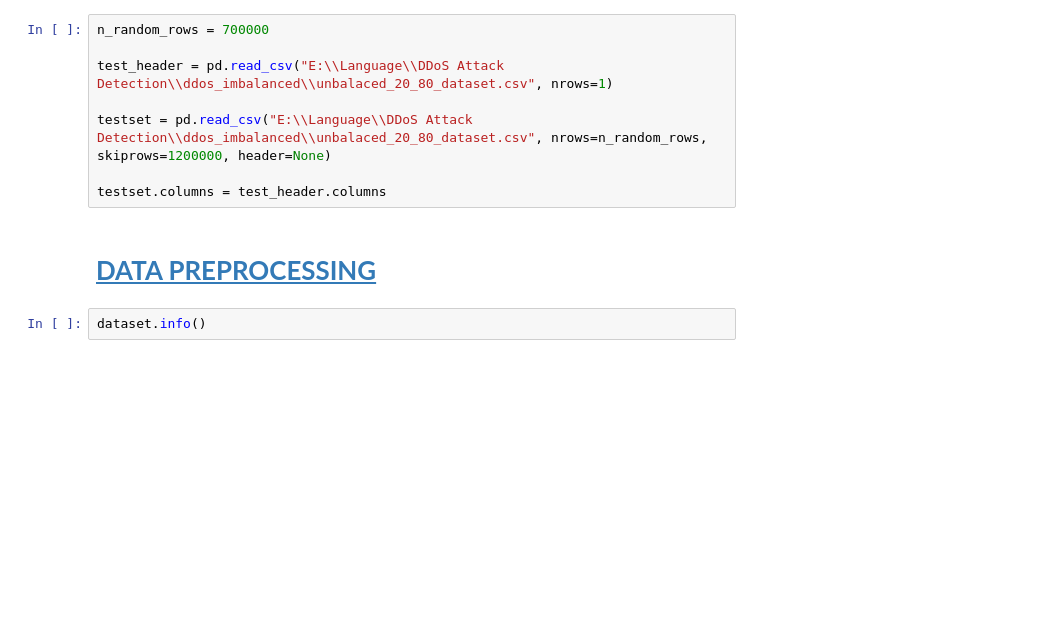
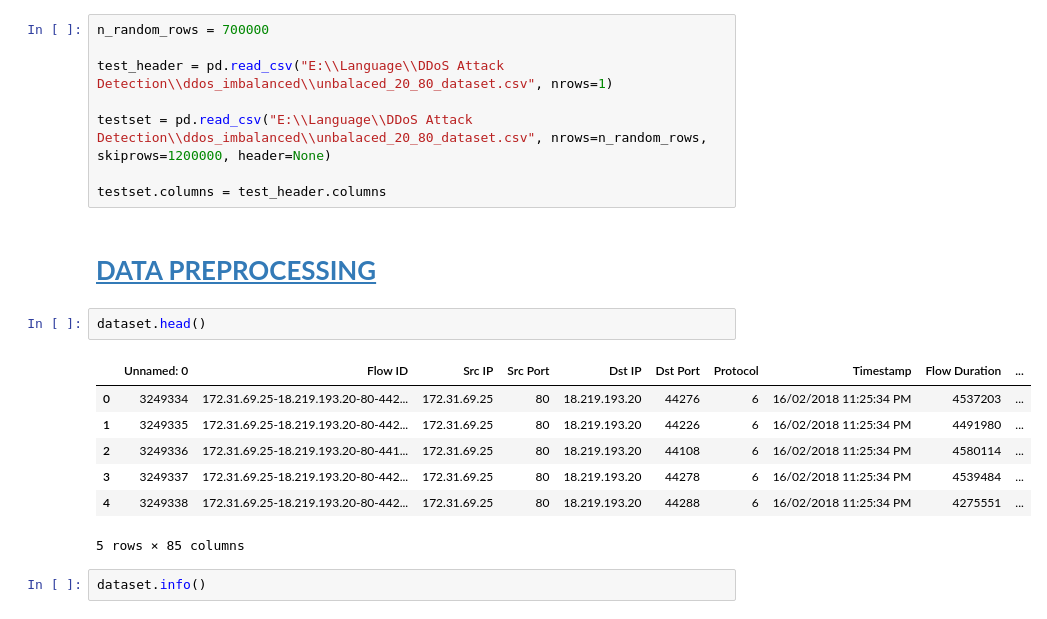
Before and after one commit to k1voh/DDoS-Attack-Detection-Using-Machine-Learning, a Jupyter notebook: Model/model.ipynb, the cells around one changed output. Drawn from its saved outputs; the diff is of its cells as text; blank space fills up the shorter version.

```diff
--- a/Model/model.ipynb
+++ b/Model/model.ipynb
@@ -63,6 +65,16 @@ testset = pd.read_csv("E:\\Language\\DDoS Attack Detection\\ddos_imbalanced\\unb
 testset.columns = test_header.columns
 # %% [markdown]
 # <a id='toc3_'></a>[**DATA PREPROCESSING**](#toc0_)
+# %%
+dataset.head()
+# %% [output]
+|  | Unnamed: 0 | Flow ID | Src IP | Src Port | Dst IP | Dst Port | Protocol | Timestamp | Flow Duration | ... |
+| 0 | 3249334 | 172.31.69.25-18.219.193.20-80-442... | 172.31.69.25 | 80 | 18.219.193.20 | 44276 | 6 | 16/02/2018 11:25:34 PM | 4537203 | ... |
+| 1 | 3249335 | 172.31.69.25-18.219.193.20-80-442... | 172.31.69.25 | 80 | 18.219.193.20 | 44226 | 6 | 16/02/2018 11:25:34 PM | 4491980 | ... |
+| 2 | 3249336 | 172.31.69.25-18.219.193.20-80-441... | 172.31.69.25 | 80 | 18.219.193.20 | 44108 | 6 | 16/02/2018 11:25:34 PM | 4580114 | ... |
+| 3 | 3249337 | 172.31.69.25-18.219.193.20-80-442... | 172.31.69.25 | 80 | 18.219.193.20 | 44278 | 6 | 16/02/2018 11:25:34 PM | 4539484 | ... |
+| 4 | 3249338 | 172.31.69.25-18.219.193.20-80-442... | 172.31.69.25 | 80 | 18.219.193.20 | 44288 | 6 | 16/02/2018 11:25:34 PM | 4275551 | ... |
+5 rows × 85 columns
 # %%
 dataset.info()
 # %% [output]
```
Also changed, not shown: parts of 12 cells of this notebook, 2 other files.
